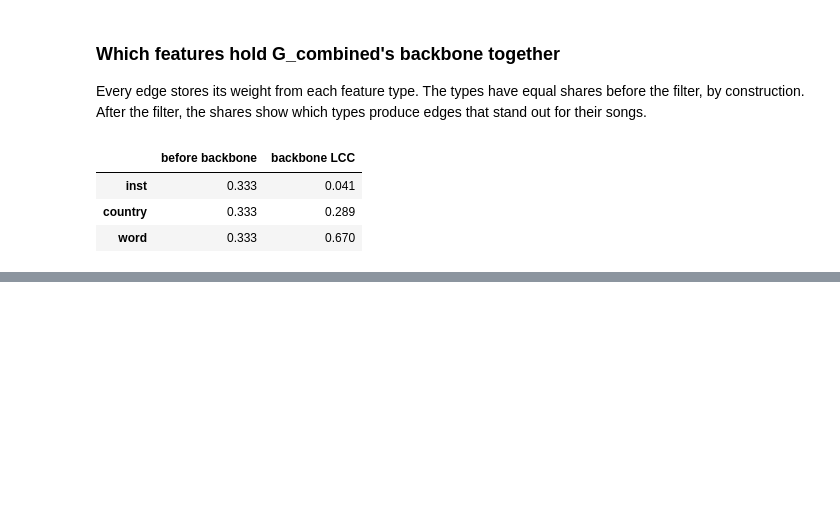
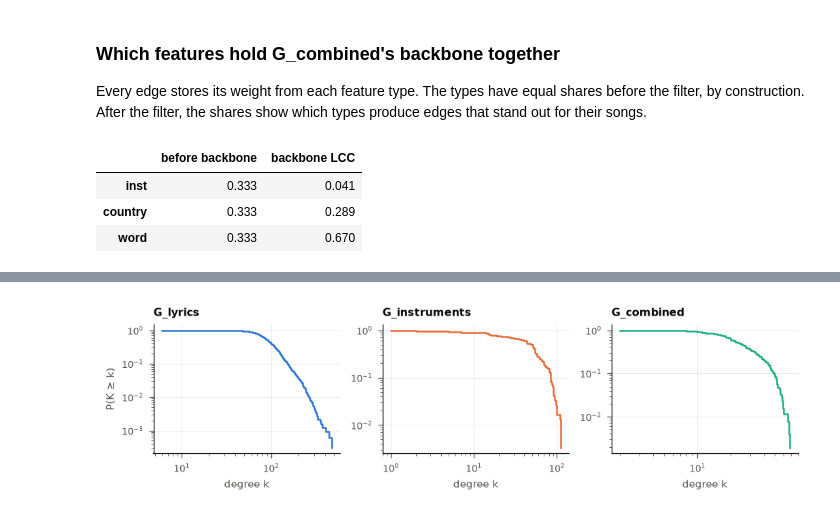
Before and after one commit to CRisager/SocialGraphs_FinalProject, a Jupyter notebook: notebooks/analysis.ipynb, the cells around one changed output, grey strips where cells are left out. Drawn from its saved outputs; the diff is of its cells as text; code cells hidden in the pictures; blank space fills up the shorter version.

```diff
--- a/notebooks/analysis.ipynb
+++ b/notebooks/analysis.ipynb
@@ -272,0 +284,14 @@ pd.DataFrame({"before backbone": graphs.type_shares(G_combined),
+# %%
+rows = {}
+for name in backbones:
+    full, d = graphs.summary(backbones[name]), graphs.degree_stats(lcc[name])
+    rows[name] = {"backbone_nodes": full["nodes"], "backbone_edges": full["edges"],
+                  "components": full["components"], "isolated": full["isolated"],
+                  "lcc_nodes": d["nodes"], "lcc_share": d["nodes"] / full["nodes"], "lcc_edges": d["edges"],
+                  "avg_degree": d["avg_degree"], "median_degree": d["median_degree"], "max_degree": d["max_degree"],
+                  "avg_clustering": d["avg_clustering"], "avg_clustering_weighted": d["avg_clustering_weighted"],
+                  "C_rand (ER)": d["C_rand"], "C_conf (config.)": d["C_conf"],
+                  "C / C_conf": d["avg_clustering"] / d["C_conf"]}
+step3 = pd.DataFrame(rows)
+step3.T.to_csv(RESULTS_DIR / "step3_descriptive.csv")
+step3.apply(lambda col: col.map(lambda x: f"{x:,.4g}"))
@@ -272,0 +315,5 @@ pd.DataFrame({"before backbone": graphs.type_shares(G_combined),
+# %%
+degrees = {name: [d for _, d in g.degree()] for name, g in lcc.items()}
+fig = plotting.ccdf_panels(degrees, "degree k", name="degree_ccdf", ylabel="P(K ≥ k)")
+# %% [output]
+[figure, added]
```
Also changed, not shown: parts of 2 cells of this notebook, 6 other files.
